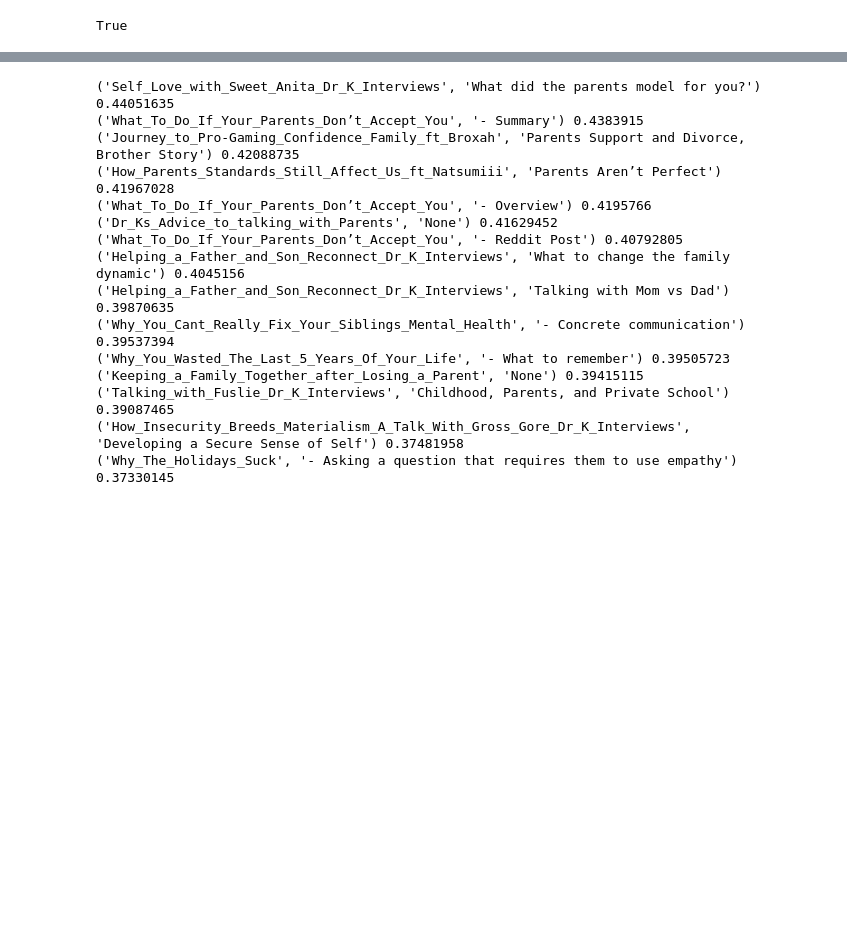
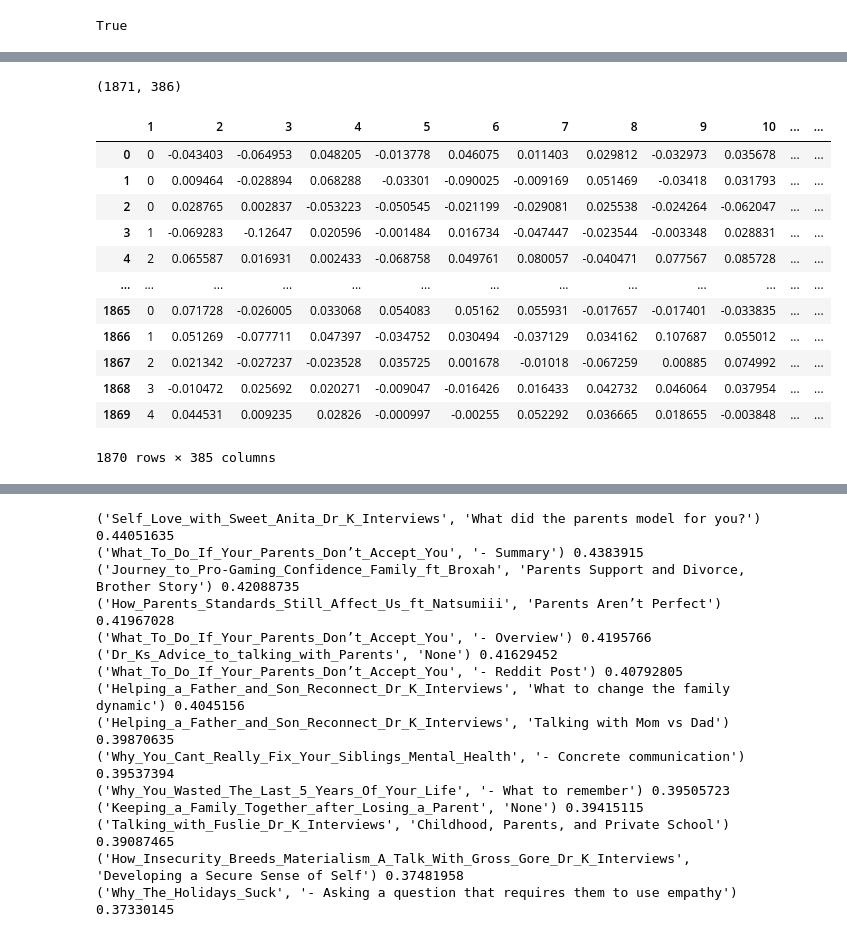
Before and after one commit to K-Paks/HGSE, a Jupyter notebook: notebooks/sentence_embedder.ipynb, the cells around one changed output, grey strips where cells are left out. Cells and saved outputs as stored; diff of their text form; code cells hidden in the pictures; blank space fills up the shorter version.

```diff
--- a/notebooks/sentence_embedder.ipynb
+++ b/notebooks/sentence_embedder.ipynb
@@ -51,0 +74,5 @@ title_map = findf.index.values
+# %%
+embeddings = np.genfromtxt(join('..', 'embeddings.csv'), delimiter=',')
+embeddings.shape
+# %% [output]
+(1871, 386)
@@ -64,4 +93,4 @@ def dot_score(a, b):
 
     return np.matmul(a, b.T)
 # %%
-enc_txts = model.encode(texts)
+embeddings = model.encode(texts)
@@ -69,0 +97,16 @@ enc_txts = model.encode(texts)
+# %%
+embeddings.reset_index(drop=True)
+# %% [output]
+|  | 1 | 2 | 3 | 4 | 5 | 6 | 7 | 8 | 9 | 10 | ... | ... |
+| 0 | 0 | -0.043403 | -0.064953 | 0.048205 | -0.013778 | 0.046075 | 0.011403 | 0.029812 | -0.032973 | 0.035678 | ... | ... |
+| 1 | 0 | 0.009464 | -0.028894 | 0.068288 | -0.03301 | -0.090025 | -0.009169 | 0.051469 | -0.03418 | 0.031793 | ... | ... |
+| 2 | 0 | 0.028765 | 0.002837 | -0.053223 | -0.050545 | -0.021199 | -0.029081 | 0.025538 | -0.024264 | -0.062047 | ... | ... |
+| 3 | 1 | -0.069283 | -0.12647 | 0.020596 | -0.001484 | 0.016734 | -0.047447 | -0.023544 | -0.003348 | 0.028831 | ... | ... |
+| 4 | 2 | 0.065587 | 0.016931 | 0.002433 | -0.068758 | 0.049761 | 0.080057 | -0.040471 | 0.077567 | 0.085728 | ... | ... |
+| ... | ... | ... | ... | ... | ... | ... | ... | ... | ... | ... | ... | ... |
+| 1865 | 0 | 0.071728 | -0.026005 | 0.033068 | 0.054083 | 0.05162 | 0.055931 | -0.017657 | -0.017401 | -0.033835 | ... | ... |
+| 1866 | 1 | 0.051269 | -0.077711 | 0.047397 | -0.034752 | 0.030494 | -0.037129 | 0.034162 | 0.107687 | 0.055012 | ... | ... |
+| 1867 | 2 | 0.021342 | -0.027237 | -0.023528 | 0.035725 | 0.001678 | -0.01018 | -0.067259 | 0.00885 | 0.074992 | ... | ... |
+| 1868 | 3 | -0.010472 | 0.025692 | 0.020271 | -0.009047 | -0.016426 | 0.016433 | 0.042732 | 0.046064 | 0.037954 | ... | ... |
+| 1869 | 4 | 0.044531 | 0.009235 | 0.02826 | -0.000997 | -0.00255 | 0.052292 | 0.036665 | 0.018655 | -0.003848 | ... | ... |
+1870 rows × 385 columns
```
Also changed, not shown: parts of 12 cells of this notebook, 2 other files.
